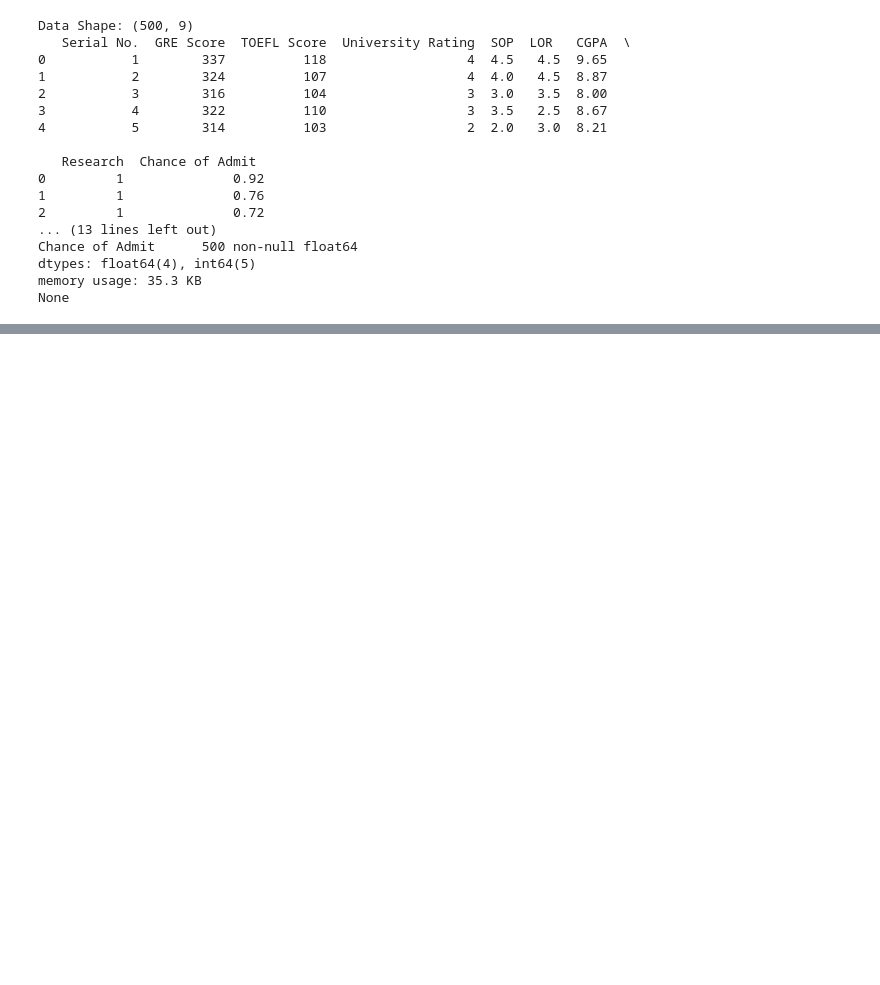
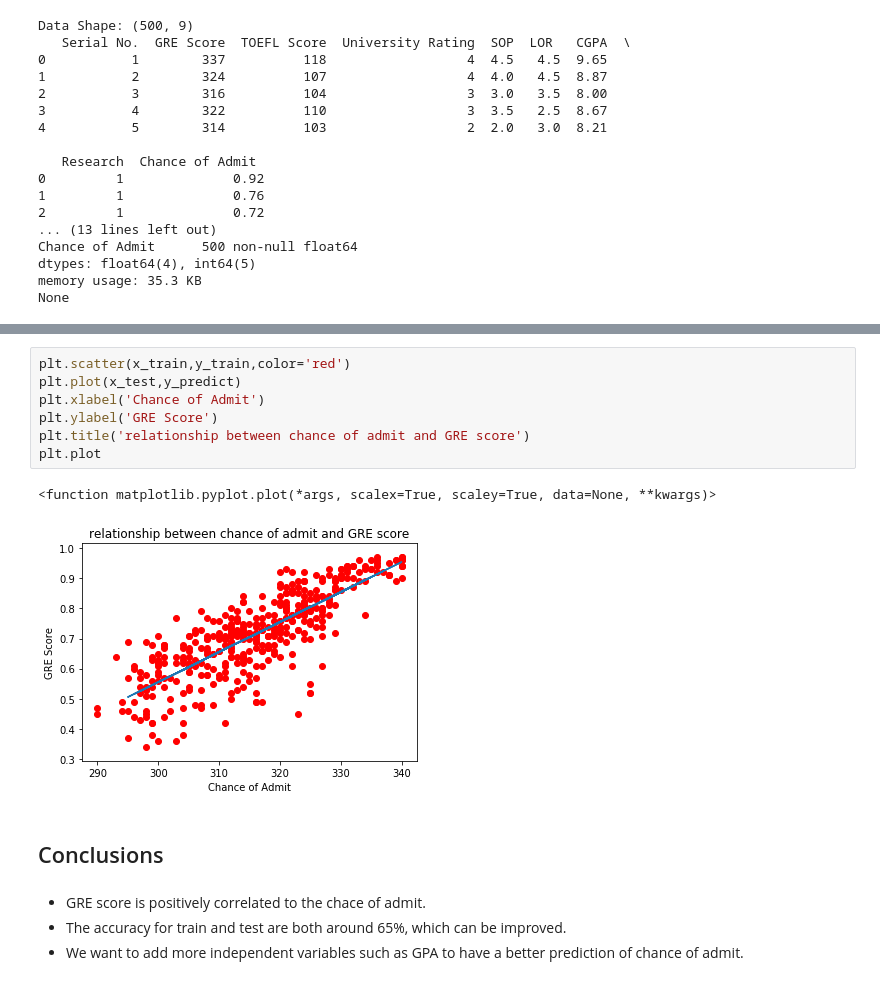
Before and after one commit to masonrybits/data_analysis, a Jupyter notebook: regression.ipynb, the cells around one changed output, grey strips where cells are left out. Drawn from its saved outputs; the diff is of its cells as text; blank space fills up the shorter version.

```diff
--- a/regression.ipynb
+++ b/regression.ipynb
@@ -36,0 +75,16 @@ KeyError: 'Chance of Admit'
+# %%
+plt.scatter(x_train,y_train,color='red')
+plt.plot(x_test,y_predict)
+plt.xlabel('Chance of Admit')
+plt.ylabel('GRE Score')
+plt.title('relationship between chance of admit and GRE score')
+plt.plot
+# %% [output]
+<function matplotlib.pyplot.plot(*args, scalex=True, scaley=True, data=None, **kwargs)>
+[figure, added]
+# %% [markdown]
+## Conclusions
+# %% [markdown]
+* GRE score is positively correlated to the chace of admit.
+* The accuracy for train and test are both around 65%, which can be improved.
+* We want to add more independent variables such as GPA to have a better prediction of chance of admit.
```
Also changed, not shown: parts of 5 cells of this notebook, 4 other files.
